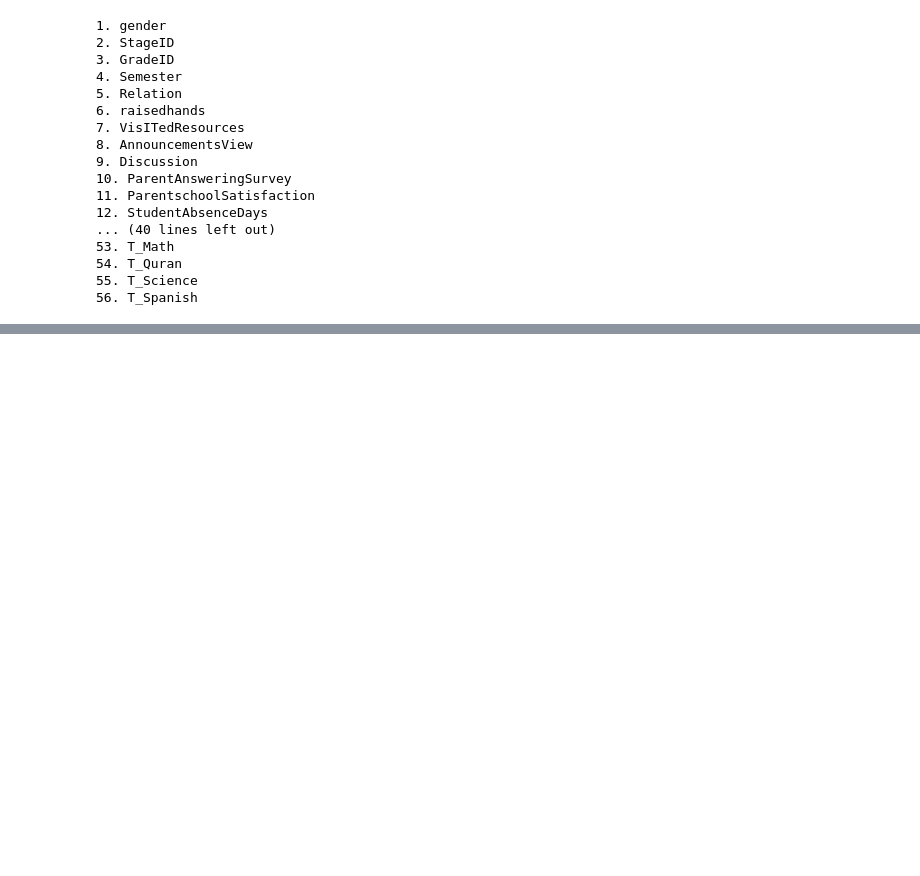
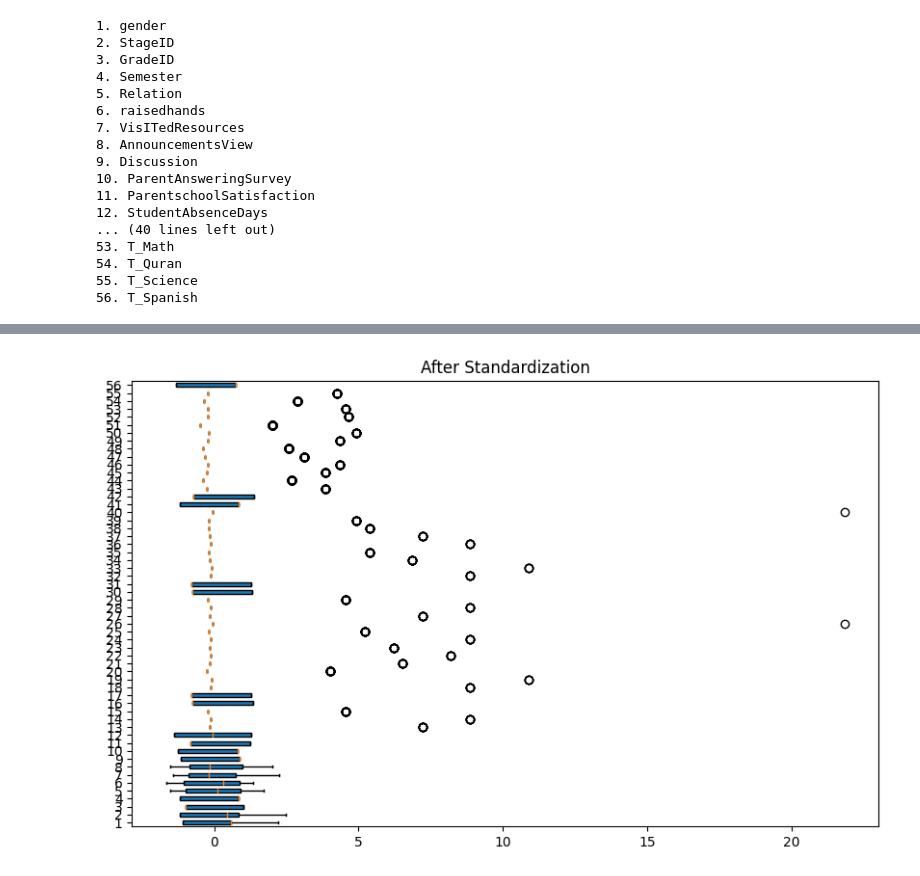
Before and after one commit to FaridRash/HW-SW-B, a Jupyter notebook: Notebooks/Farid_1st.ipynb, the cells around one changed output, grey strips where cells are left out. Drawn from its saved outputs; the diff is of its cells as text; code cells hidden in the pictures; blank space fills up the shorter version.

```diff
--- a/Notebooks/Farid_1st.ipynb
+++ b/Notebooks/Farid_1st.ipynb
@@ -292,0 +347,14 @@ data.to_csv('/content/Big-Data/Data/Final.csv', index=False)
+# %%
+from sklearn.preprocessing import StandardScaler
+
+# Initialize the scaler
+scaler = StandardScaler()
+
+# Scale the data
+data_scaled = scaler.fit_transform(data_encoded)
+
+# Convert the scaled data back to a DataFrame
+data_scaled = pd.DataFrame(data_scaled, columns=data_encoded.columns)
+
+# Display the first few rows of the scaled dataset
+print(data_scaled.head())
@@ -292,0 +393,5 @@ data.to_csv('/content/Big-Data/Data/Final.csv', index=False)
+# %%
+# Plot data after standardization
+plot_data(data_scaled, 'After Standardization')
+# %% [output]
+[figure, added]
```
Also changed, not shown: parts of 7 cells of this notebook.
